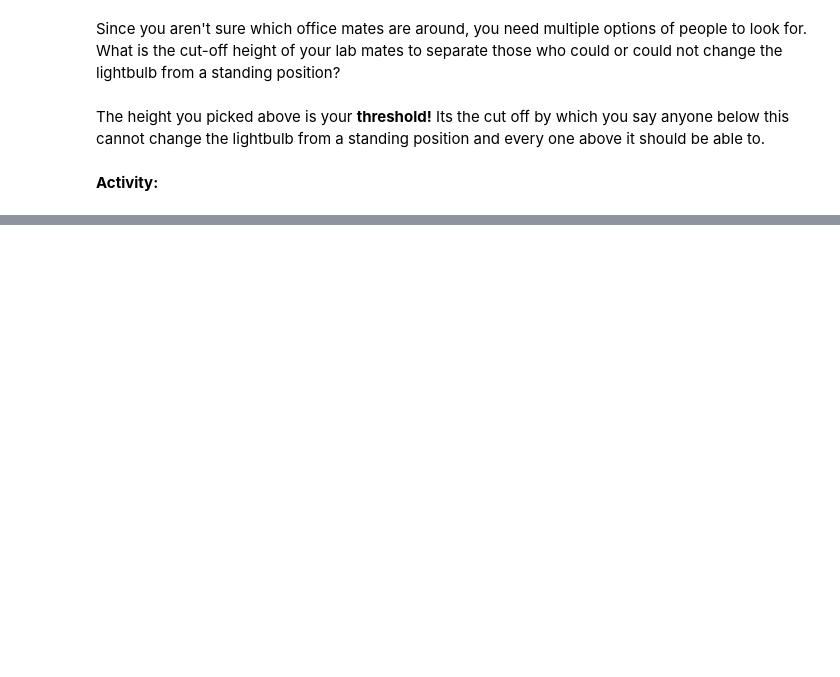
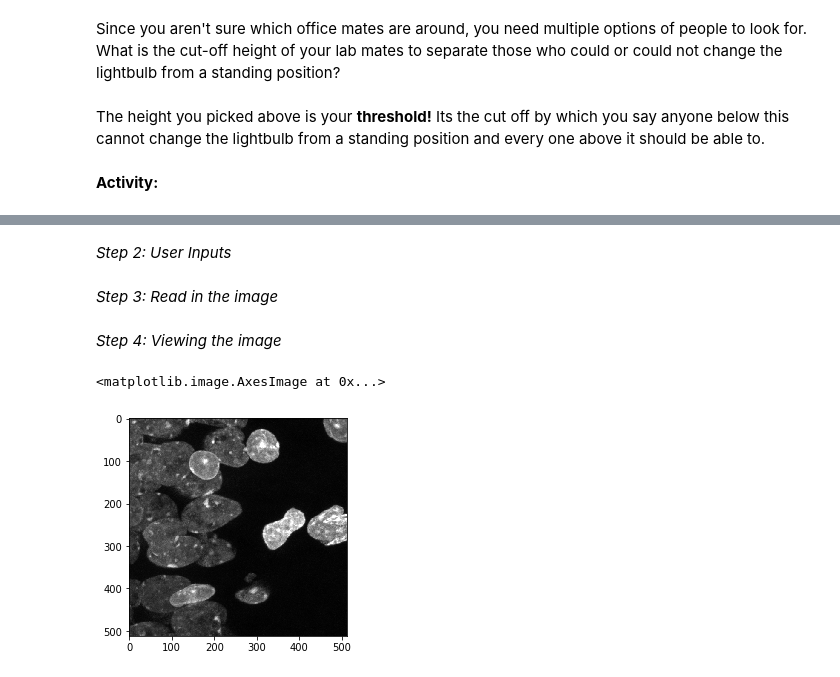
Before and after one commit to Nance-Lab/textile, a Jupyter notebook: modules/module5_ipactivity.ipynb, the cells around one changed output, grey strips where cells are left out. Saved outputs shown, nothing was run; the diff lists cells and outputs as text; code cells hidden in the pictures; blank space fills up the shorter version.

```diff
--- a/modules/module5_ipactivity.ipynb
+++ b/modules/module5_ipactivity.ipynb
@@ -33,0 +43,17 @@ __Recall:__
+# %% [markdown]
+*Step 2: User Inputs*
+# %%
+#replace the example path from my computer with the path to the image on your computer
+
+cell_im_location = '/Users/hhelmbre/Desktop/packages/textile/example_data/cell.tif'
+# %% [markdown]
+*Step 3: Read in the image*
+# %%
+cell_im = io.imread(cell_im_location)
+# %% [markdown]
+*Step 4: Viewing the image*
+# %%
+plt.imshow(cell_im[0,:,:], cmap='gray')
+# %% [output]
+<matplotlib.image.AxesImage at 0x...>
+[figure, added]
```
Also changed, not shown: parts of 13 cells of this notebook, 1 other file.
